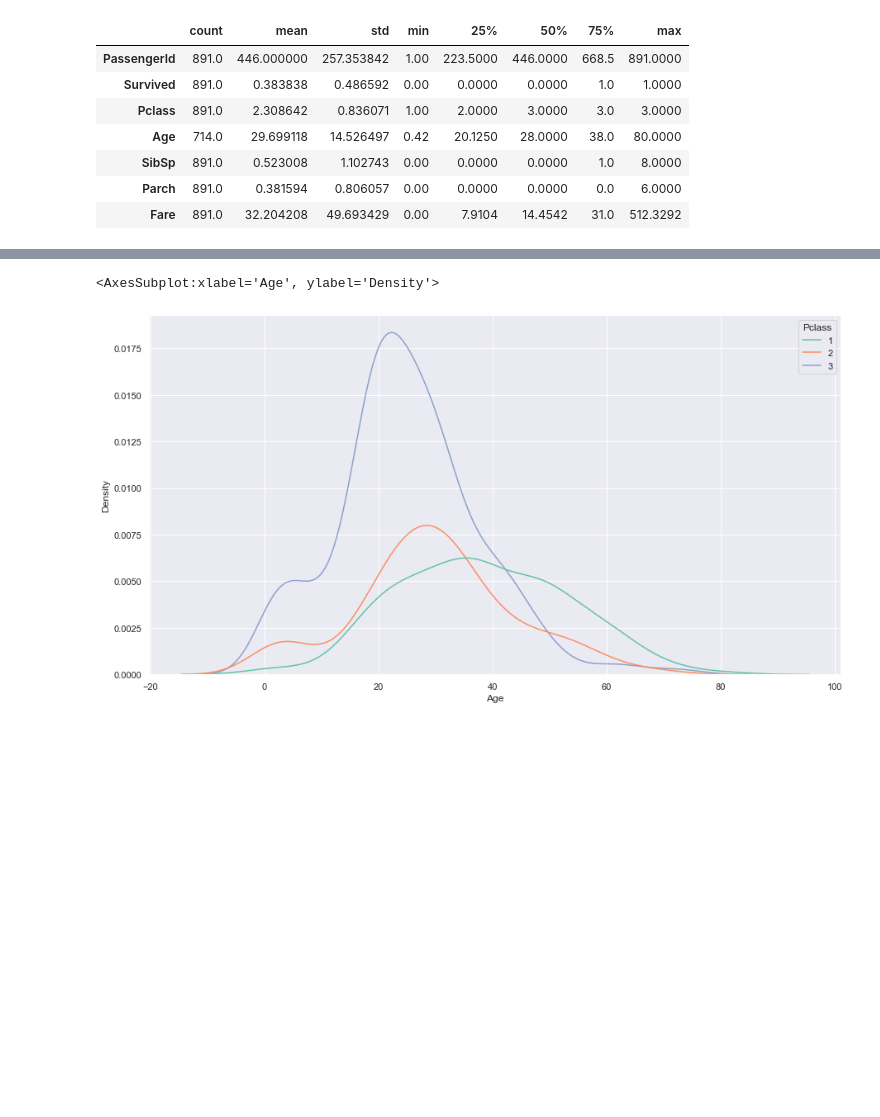
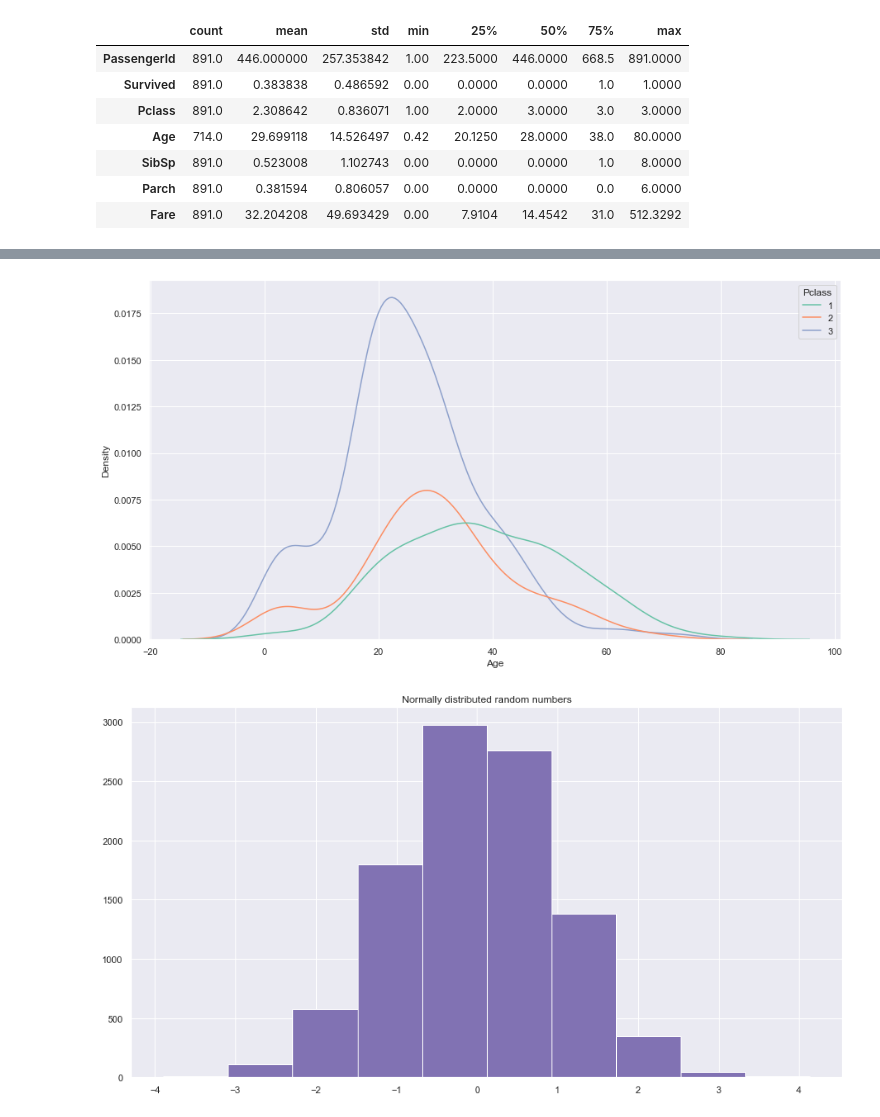
Before and after one commit to datagridsoftware/practical-ml, a Jupyter notebook: notebooks/dataexp/sample.ipynb, the cells around one changed output, grey strips where cells are left out. Cells and saved outputs as stored; diff of their text form; code cells hidden in the pictures; blank space fills up the shorter version.

```diff
--- a/notebooks/dataexp/sample.ipynb
+++ b/notebooks/dataexp/sample.ipynb
@@ -62,6 +66,11 @@ import seaborn as sns
 # %%
-sns.set(rc = {'figure.figsize':(15,8)})
 sns.kdeplot("Age", hue="Pclass", data=titanic_data, palette="Set2")
+plt.show()
 # %% [output]
-<AxesSubplot:xlabel='Age', ylabel='Density'>
 [figure]
+# %%
+plt.hist(np.random.randn(10000), color = "m")
+plt.title("Normally distributed random numbers")
+plt.show()
+# %% [output]
+[figure, added]
```
Also changed, not shown: parts of 8 cells of this notebook.
